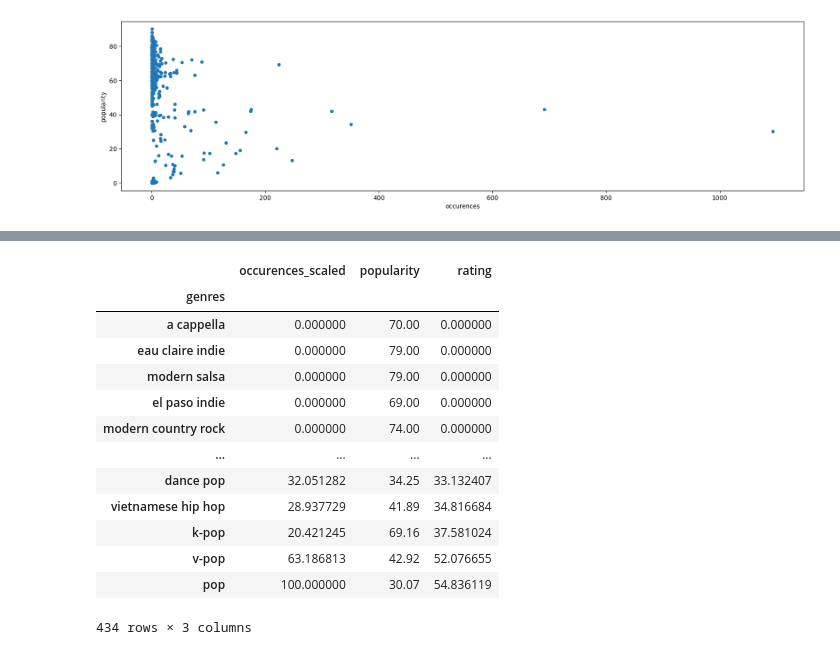
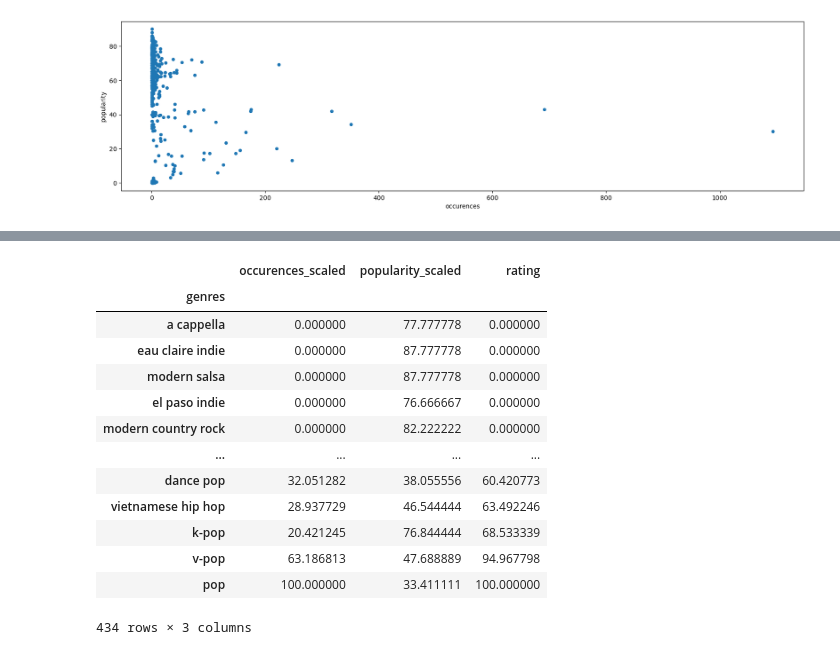
Before and after one commit to quytrungg/Final_Project_CSC14119, a Jupyter notebook: data_analysis/components/artists_data_analysis.ipynb, the cells around one changed output, grey strips where cells are left out. Drawn from its saved outputs; the diff is of its cells as text; code cells hidden in the pictures.

```diff
--- a/data_analysis/components/artists_data_analysis.ipynb
+++ b/data_analysis/components/artists_data_analysis.ipynb
@@ -72,7 +72,10 @@ genre_trend.plot.scatter(x='occurences', y='popularity', figsize=(20,5))
 # %% [output]
 <AxesSubplot:xlabel='occurences', ylabel='popularity'>
 [figure]
+# %%
+def MinMaxScaler0_100(s):
+    return (100*(s - s.min()))/(s.max()-s.min())
 # %%
-genre_trend['occurences'] = (100*(genre_trend['occurences'] - genre_trend['occurences'].min()))/(genre_trend['occurences'].max()-genre_trend['occurences'].min())
-genre_trend = genre_trend.rename(columns={'occurences': 'occurences_scaled'})
-genre_trend.sort_values(by='occurences_scaled').round(2)
+genre_trend['occurences'] = MinMaxScaler0_100(genre_trend['occurences'])
+genre_trend['popularity'] = MinMaxScaler0_100(genre_trend['popularity'])
+genre_trend = genre_trend.rename(columns={'occurences': 'occurences_scaled', 'popularity': 'popularity_scaled'})
@@ -94,20 +99,21 @@ genre_trend.sort_values(by='occurences_scaled').round(2)
 # %%
-genre_trend['rating'] = np.sqrt(genre_trend['occurences_scaled'] * genre_trend['popularity'])
+genre_trend['rating'] = np.sqrt(genre_trend['occurences_scaled'] * genre_trend['popularity_scaled'])
+genre_trend['rating'] = MinMaxScaler0_100(genre_trend['rating'])
 genre_trend.sort_values(by='rating')
 # %% [output]
-|  | occurences_scaled | popularity | rating |
+|  | occurences_scaled | popularity_scaled | rating |
 | genres |  |  |  |
-| a cappella | 0.000000 | 70.00 | 0.000000 |
-| eau claire indie | 0.000000 | 79.00 | 0.000000 |
-| modern salsa | 0.000000 | 79.00 | 0.000000 |
-| el paso indie | 0.000000 | 69.00 | 0.000000 |
-| modern country rock | 0.000000 | 74.00 | 0.000000 |
+| a cappella | 0.000000 | 77.777778 | 0.000000 |
+| eau claire indie | 0.000000 | 87.777778 | 0.000000 |
+| modern salsa | 0.000000 | 87.777778 | 0.000000 |
+| el paso indie | 0.000000 | 76.666667 | 0.000000 |
+| modern country rock | 0.000000 | 82.222222 | 0.000000 |
 | ... | ... | ... | ... |
-| dance pop | 32.051282 | 34.25 | 33.132407 |
-| vietnamese hip hop | 28.937729 | 41.89 | 34.816684 |
-| k-pop | 20.421245 | 69.16 | 37.581024 |
-| v-pop | 63.186813 | 42.92 | 52.076655 |
-| pop | 100.000000 | 30.07 | 54.836119 |
+| dance pop | 32.051282 | 38.055556 | 60.420773 |
+| vietnamese hip hop | 28.937729 | 46.544444 | 63.492246 |
+| k-pop | 20.421245 | 76.844444 | 68.533339 |
+| v-pop | 63.186813 | 47.688889 | 94.967798 |
+| pop | 100.000000 | 33.411111 | 100.000000 |
 434 rows × 3 columns
 # %%
 genre_trend.nlargest(n=10, columns='rating').round(2)
```
Also changed, not shown: parts of 4 cells of this notebook, 1 other file.
